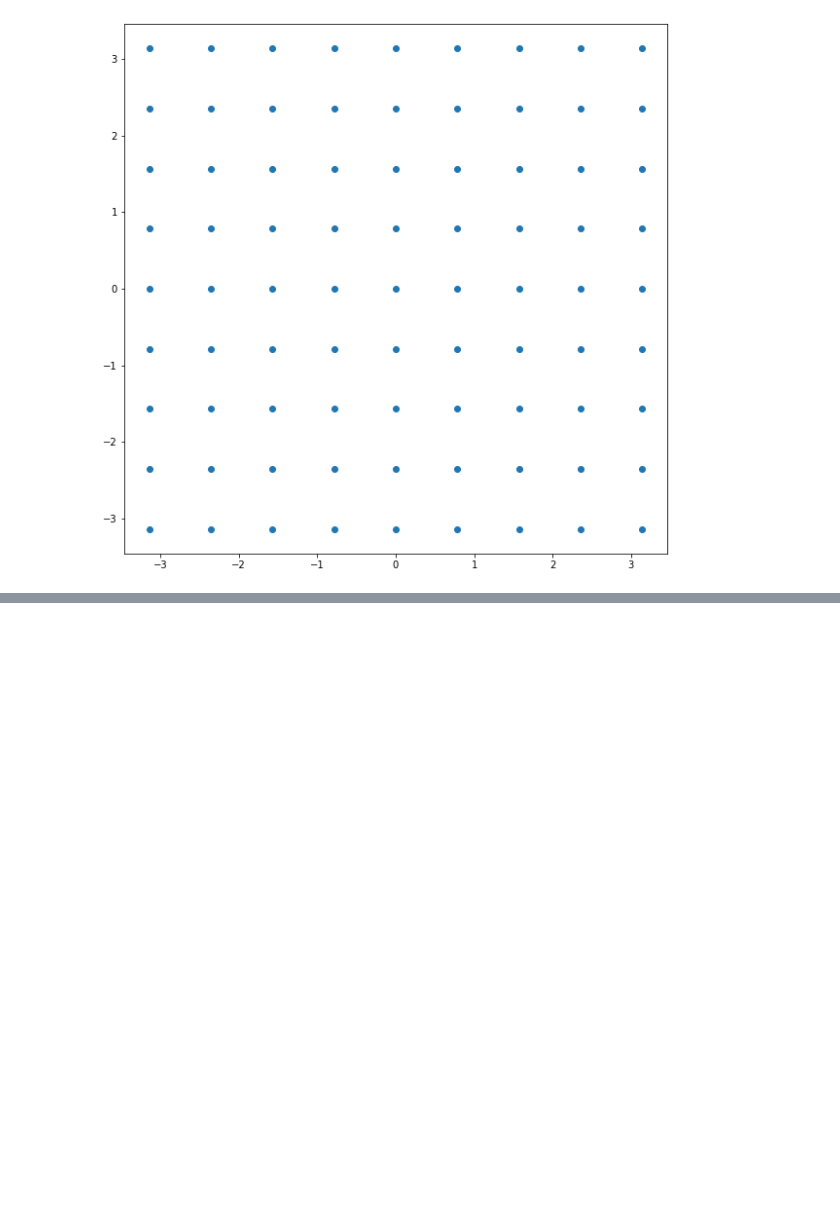
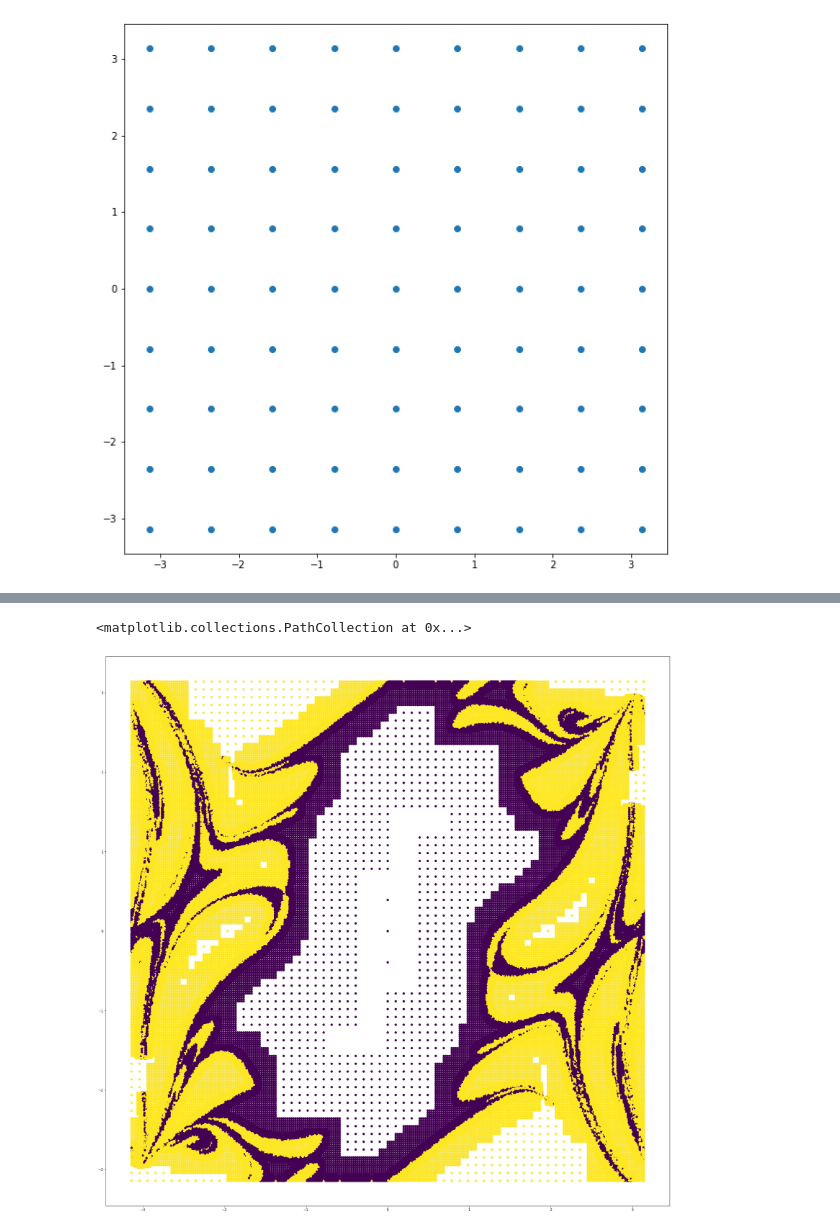
Before and after one commit to Balazzs/double-pendulum-dimension, a Jupyter notebook: Pendulum/Untitled.ipynb, the cells around one changed output, grey strips where cells are left out. Cells and saved outputs as stored; diff of their text form; code cells hidden in the pictures; blank space fills up the shorter version.

```diff
--- a/Pendulum/Untitled.ipynb
+++ b/Pendulum/Untitled.ipynb
@@ -275,0 +339,8 @@ plt.scatter (pts[:,0], pts[:,1], c=list(results.values()))
+# %%
+plt.figure (figsize=(30,30))
+
+pts = np.array(list(map(location_to_2d, list(results.keys()))))
+plt.scatter (pts[:,0], pts[:,1], c=np.array(list(results.values()))<9)
+# %% [output]
+<matplotlib.collections.PathCollection at 0x...>
+[figure, added]
```
Also changed, not shown: parts of 16 cells of this notebook.
